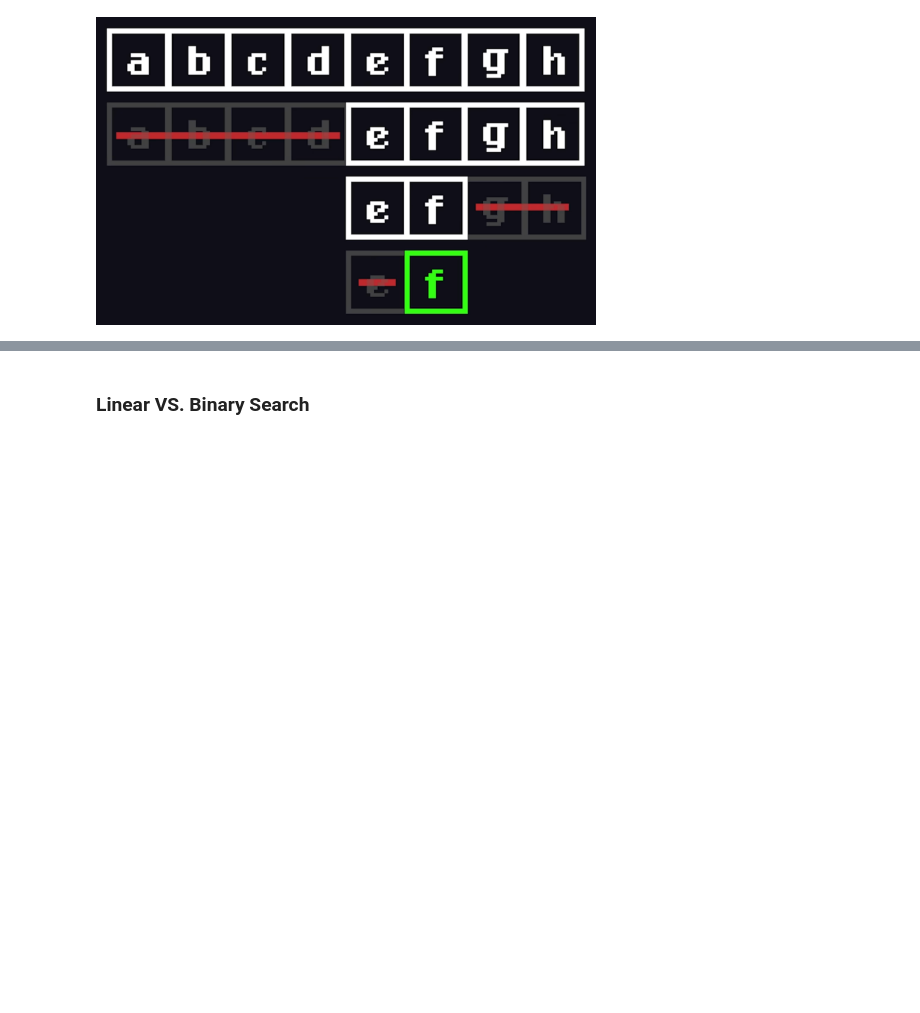
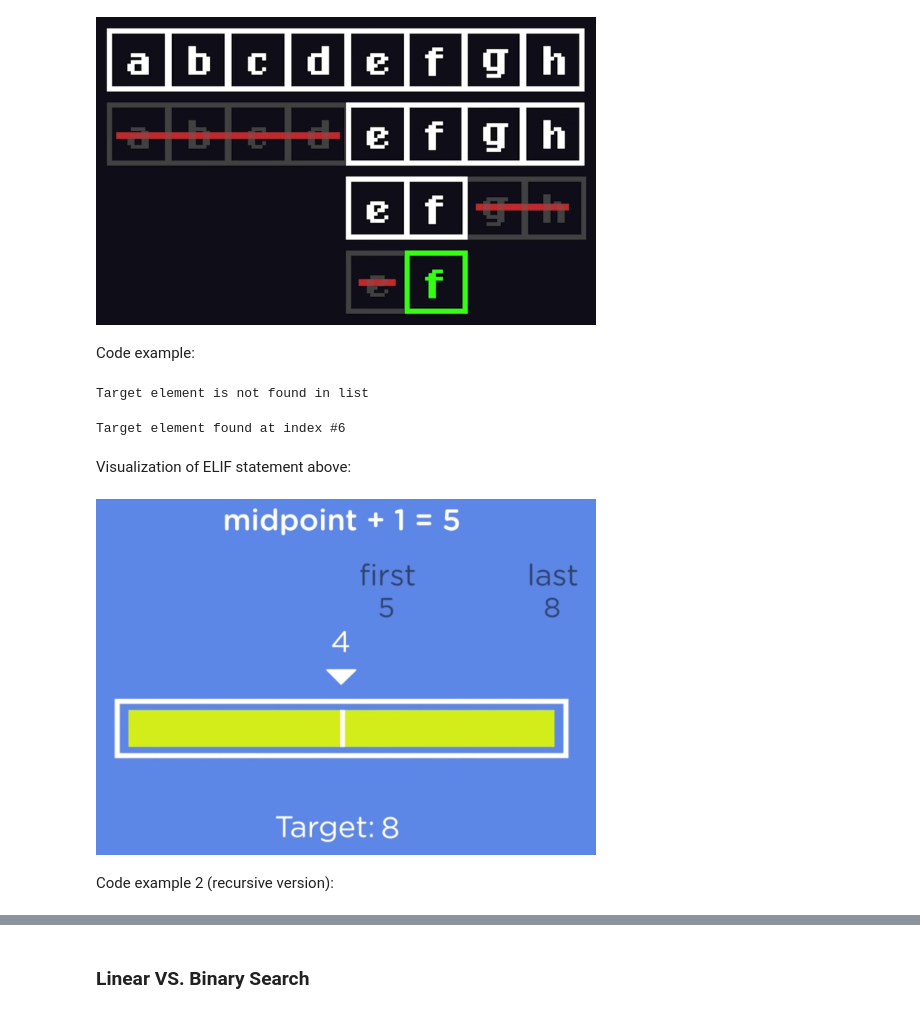
Before and after one commit to priscilla-arinze/Data-Structures-Algorithms-Review, a Jupyter notebook: Algorithms - Search Algorithms.ipynb, the cells around one changed output, grey strips where cells are left out. Drawn from its saved outputs; the diff is of its cells as text; code cells hidden in the pictures; blank space fills up the shorter version.

Commit message:
More in-depth examples of search algorithms

```diff
--- a/Algorithms - Search Algorithms.ipynb
+++ b/Algorithms - Search Algorithms.ipynb
@@ -34,3 +71,67 @@ from IPython.core.display import HTML
 Image(filename="aa_Screenshots/binary-search2.png", width=500)
 # %% [output]
 [figure]
+# %% [markdown]
+Code example:
+# %%
+## Under the assumption that the list passed into the function is already sorted
+## Looks for the target element in the list by dividing the list again and again until found, otherwise return None
+def binary_search(sorted_list, target_element):
+    first_element_index = 0 # O(1)
+    last_element_index = len(sorted_list) - 1 # O(1)
+
+
+    # Will keep repeating loop and "discarding" halves until the first element is greater than the last element if & when found
+    # Otherwise, will return None
+    while first_element_index <= last_element_index:
+
+        ## Find middle elemnt with floor division (//) : rounds down to nearest whole number
+        middle_element_index = (first_element_index + last_element_index) // 2
+
+        # best case scenario
+        if sorted_list[middle_element_index] == target_element:
+            return middle_element_index
+
+        # ignore/"discard" left (lower) side of list if middle element is LESS than the target element (too low, seek out higher numbers)
+        elif sorted_list[middle_element_index] < target_element:
+            first_element_index = middle_element_index + 1  # change starting position for search
+
+        # ignore/"discard" right (higher) side of list if middle element is GREATER than the target elemnt (too high, seek out lower numbers)
+        else:
+            last_element_index = middle_element_index - 1 # change ending position for search
+
+
+    return None  ## if target_element is not found in list
+
+
+
+
+## Informs user if target element is found in list or not
+def verify(index):
+    if index is not None:
+        print("Target element found at index #" + str(index))
+    else:
+        print("Target element is not found in list")
+
+
+numbers = [1,2,3,4,5,6,7,8,9]
+
+result = binary_search(numbers, 12)
+verify(result)
+# %% [output]
+Target element is not found in list
+# %%
+result = binary_search(numbers, 7)
+verify(result)
+# %% [output]
+Target element found at index #6
+# %% [markdown]
+Visualization of ELIF statement above:
+# %%
+from IPython.display import Image
+from IPython.core.display import HTML
+Image(filename="aa_Screenshots/binary-search3.png", width=500)
+# %% [output]
+[figure, added]
+# %% [markdown]
+Code example 2 (recursive version):
```
Also changed, not shown: parts of 9 cells of this notebook, 3 other files.
